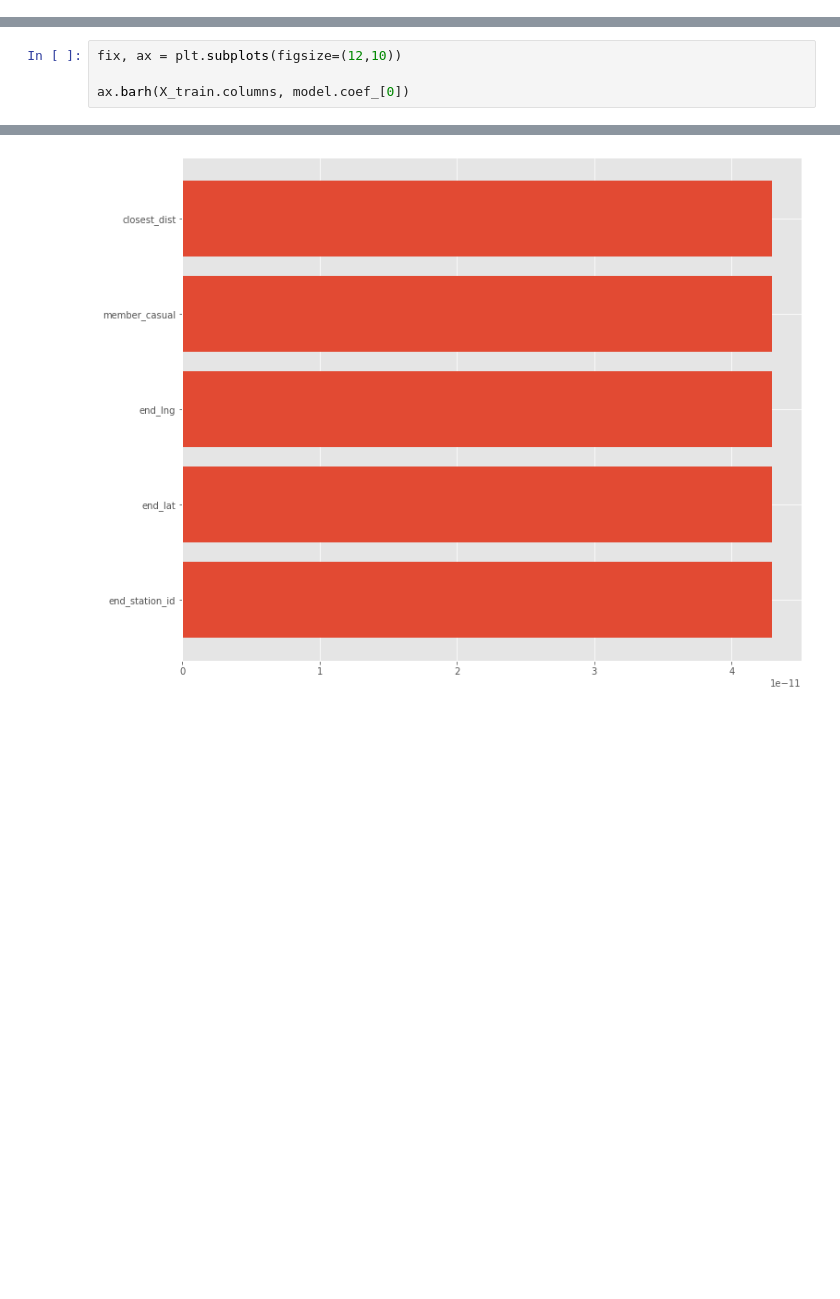
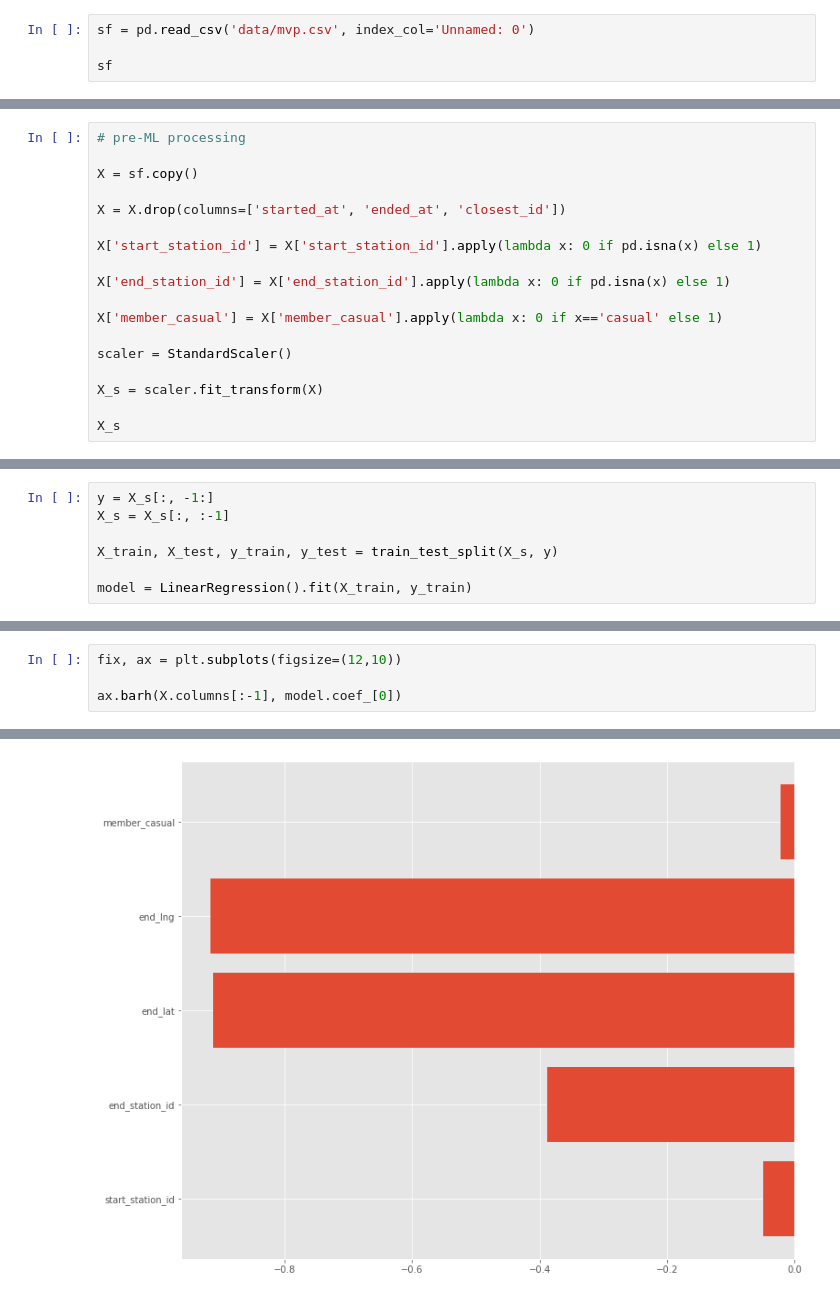
Before and after one commit to nick-kopy/Modeling-Electric-Rental-Bike-Lock-Ups, a Jupyter notebook: cap2.ipynb, the cells around one changed output, grey strips where cells are left out. Drawn from its saved outputs; the diff is of its cells as text; blank space fills up the shorter version.

```diff
--- a/cap2.ipynb
+++ b/cap2.ipynb
@@ -405,0 +245,4 @@ model = LinearRegression().fit(X_train, y_train)
+# %%
+sf = pd.read_csv('data/mvp.csv', index_col='Unnamed: 0')
+
+sf
@@ -405,0 +322,18 @@ model = LinearRegression().fit(X_train, y_train)
+# %%
+# pre-ML processing
+
+X = sf.copy()
+
+X = X.drop(columns=['started_at', 'ended_at', 'closest_id'])
+
+X['start_station_id'] = X['start_station_id'].apply(lambda x: 0 if pd.isna(x) else 1)
+
+X['end_station_id'] = X['end_station_id'].apply(lambda x: 0 if pd.isna(x) else 1)
+
+X['member_casual'] = X['member_casual'].apply(lambda x: 0 if x=='casual' else 1)
+
+scaler = StandardScaler()
+
+X_s = scaler.fit_transform(X)
+
+X_s
@@ -406,3 +364,10 @@ model = LinearRegression().fit(X_train, y_train)
+# %%
+y = X_s[:, -1:]
+X_s = X_s[:, :-1]
+
+X_train, X_test, y_train, y_test = train_test_split(X_s, y)
+
+model = LinearRegression().fit(X_train, y_train)
 # %%
 yhat = model.predict(X_test)
 
@@ -413,7 +384,7 @@ mean_squared_error(y_test, yhat)
 # %%
 fix, ax = plt.subplots(figsize=(12,10))
 
-ax.barh(X_train.columns, model.coef_[0])
+ax.barh(X.columns[:-1], model.coef_[0])
 # %% [output]
 <BarContainer object of 5 artists>
-[figure, old version]
+[figure, new version]
```
Also changed, not shown: parts of 74 cells of this notebook.
